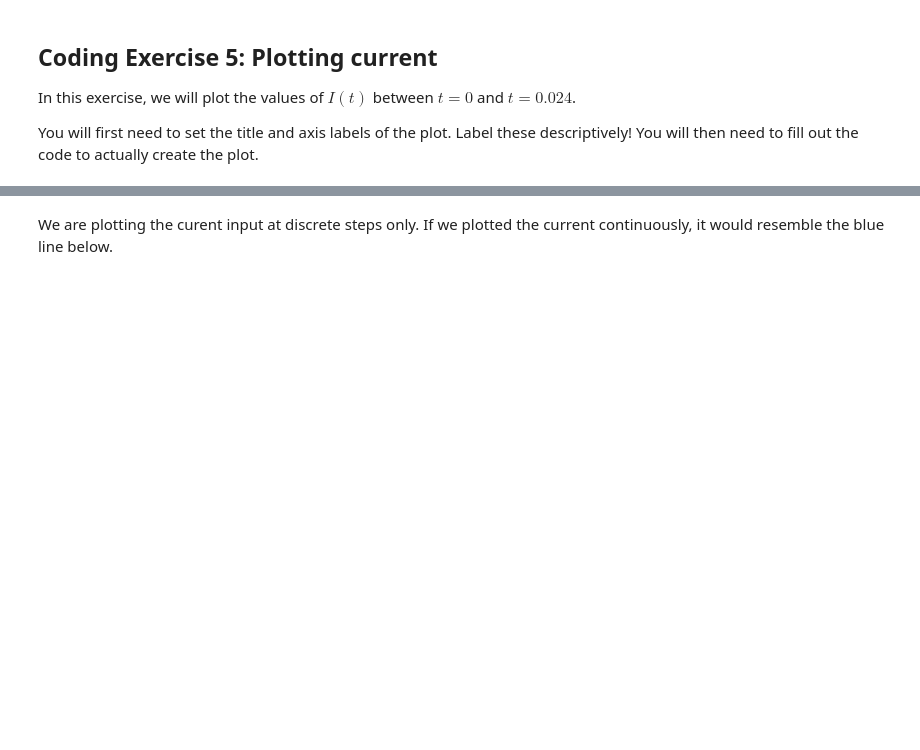
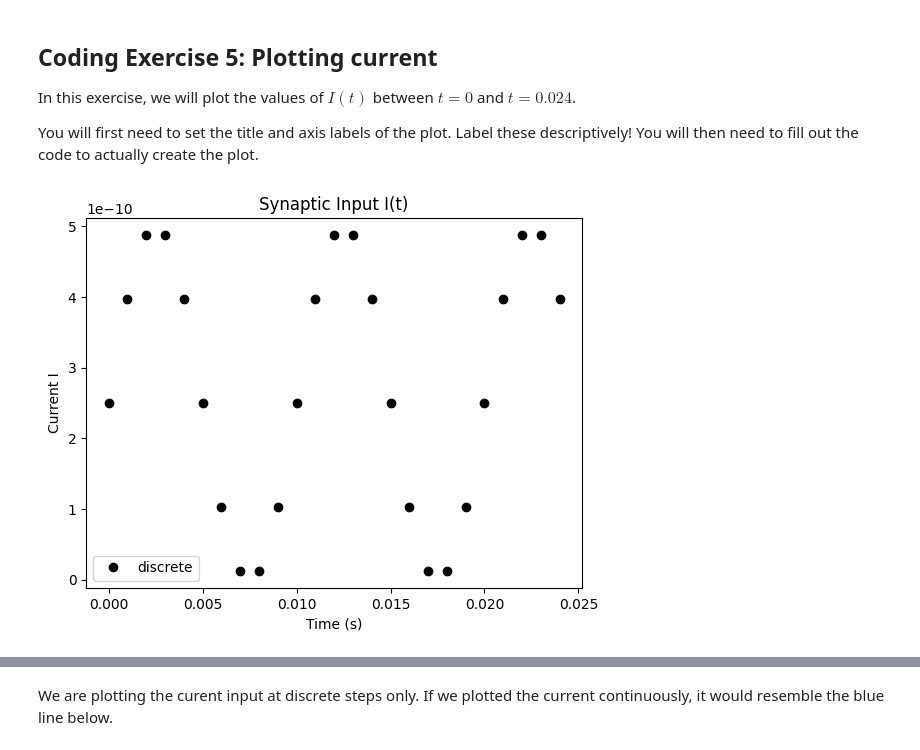
Before and after one commit to Elliottslough/NMAGC, a Jupyter notebook: tutorials/W0D1_PythonWorkshop1/student/W0D1_Tutorial1.ipynb, the cells around one changed output, grey strips where cells are left out. Drawn from its saved outputs; the diff is of its cells as text; code cells hidden in the pictures; blank space fills up the shorter version.

```diff
--- a/tutorials/W0D1_PythonWorkshop1/student/W0D1_Tutorial1.ipynb
+++ b/tutorials/W0D1_PythonWorkshop1/student/W0D1_Tutorial1.ipynb
@@ -666,33 +666,38 @@ You will first need to set the title and axis labels of the plot. Label these de
 # %%
 #################################################
 ## TODO for students: fill out the figure initialization and plotting code below ##
 # Fill out code and comment or remove the next line
-raise NotImplementedError("Student exercise: You need to fill out current figure code")
+#raise NotImplementedError("Student exercise: You need to fill out current figure code")
 #################################################
 
 # Initialize step_end
 step_end = 25
 
 # Initialize the figure
 plt.figure()
-plt.title(...)
-plt.xlabel(...)
-plt.ylabel(...)
+plt.title('Synaptic Input I(t)')
+plt.xlabel('Time (s)')
+plt.ylabel('Current I')
+
+
 
 # Loop for step_end steps
 for step in range(step_end):
 
   # Compute value of t
   t = step * dt
 
   # Compute value of i at this time step
   i = i_mean * (1 + np.sin((t * 2 * np.pi) / 0.01))
 
   # Plot i (use 'ko' to get small black dots (short for color='k' and marker = 'o'))
-  plt.plot(...)
+  plt.plot(t, i, 'ko', label='discrete' if step == 0 else None)
 
 # Display the plot
+plt.legend()
 plt.show()
+# %% [output]
+[figure, added]
 # %% [markdown]
 [*Click for solution*](https://github.com/NeuromatchAcademy/precourse/tree/main/tutorials/W0D1_PythonWorkshop1/solutions/W0D1_Tutorial1_Solution_c15c544f.py)
 
```
Also changed, not shown: parts of 1 cell of this notebook.
